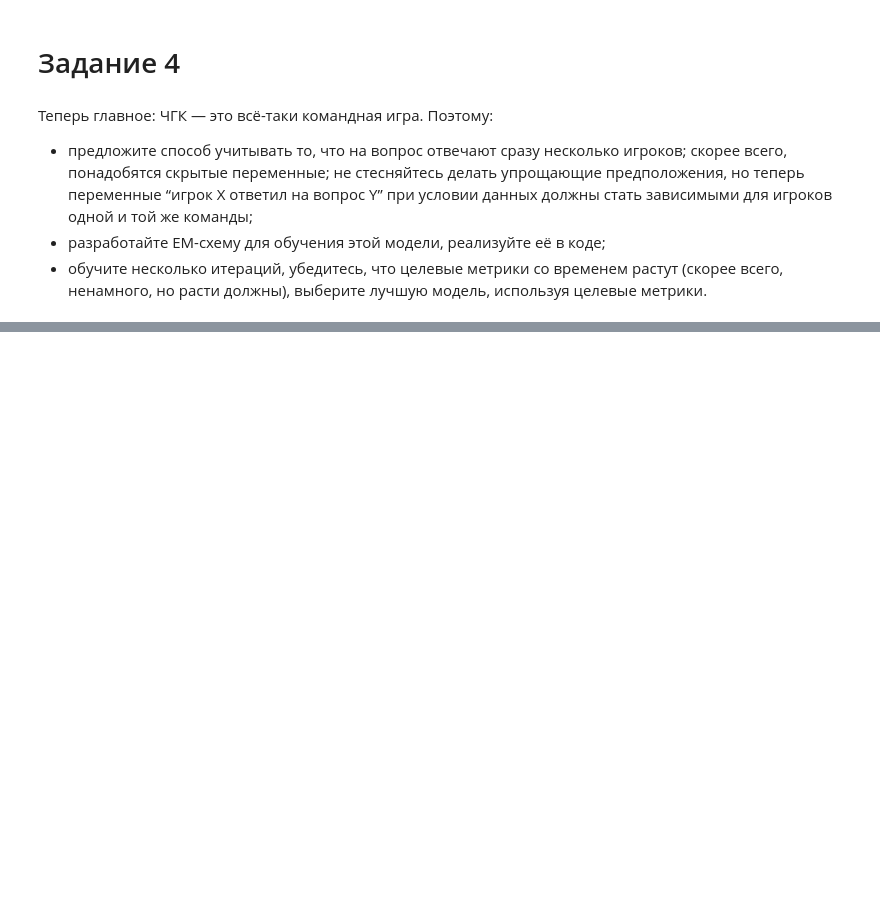
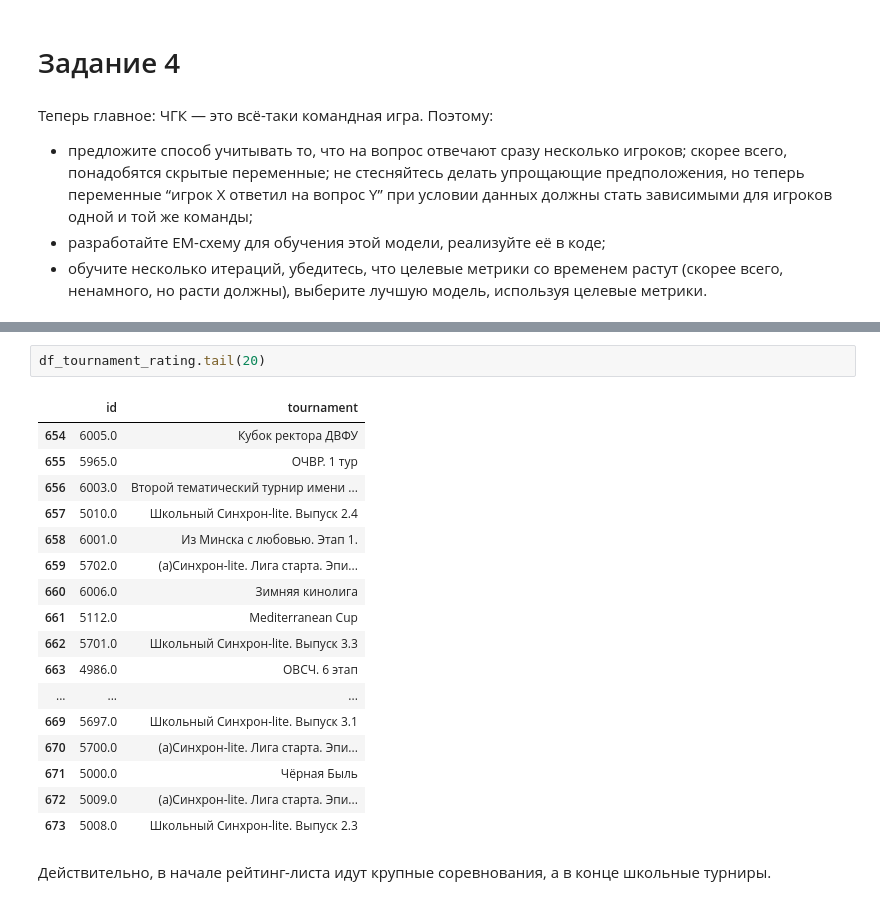
Before and after one commit to dkulemin/MADE_adv_ml, a Jupyter notebook: HW_2/homework_2.ipynb, the cells around one changed output, grey strips where cells are left out. Cells and saved outputs as stored; diff of their text form; blank space fills up the shorter version.

```diff
--- a/HW_2/homework_2.ipynb
+++ b/HW_2/homework_2.ipynb
@@ -358,0 +542,22 @@ print(f'Корреляция Кендалла: {np.mean(kendall_corrs):.4f}')
+# %%
+df_tournament_rating.tail(20)
+# %% [output]
+|  | id | tournament |
+| 654 | 6005.0 | Кубок ректора ДВФУ |
+| 655 | 5965.0 | ОЧВР. 1 тур |
+| 656 | 6003.0 | Второй тематический турнир имени ... |
+| 657 | 5010.0 | Школьный Синхрон-lite. Выпуск 2.4 |
+| 658 | 6001.0 | Из Минска с любовью. Этап 1. |
+| 659 | 5702.0 | (а)Синхрон-lite. Лига старта. Эпи... |
+| 660 | 6006.0 | Зимняя кинолига |
+| 661 | 5112.0 | Mediterranean Cup |
+| 662 | 5701.0 | Школьный Синхрон-lite. Выпуск 3.3 |
+| 663 | 4986.0 | ОВСЧ. 6 этап |
+| ... | ... | ... |
+| 669 | 5697.0 | Школьный Синхрон-lite. Выпуск 3.1 |
+| 670 | 5700.0 | (а)Синхрон-lite. Лига старта. Эпи... |
+| 671 | 5000.0 | Чёрная Быль |
+| 672 | 5009.0 | (а)Синхрон-lite. Лига старта. Эпи... |
+| 673 | 5008.0 | Школьный Синхрон-lite. Выпуск 2.3 |
+# %% [markdown]
+Действительно, в начале рейтинг-листа идут крупные соревнования, а в конце школьные турниры.
```
Also changed, not shown: parts of 33 cells of this notebook.
